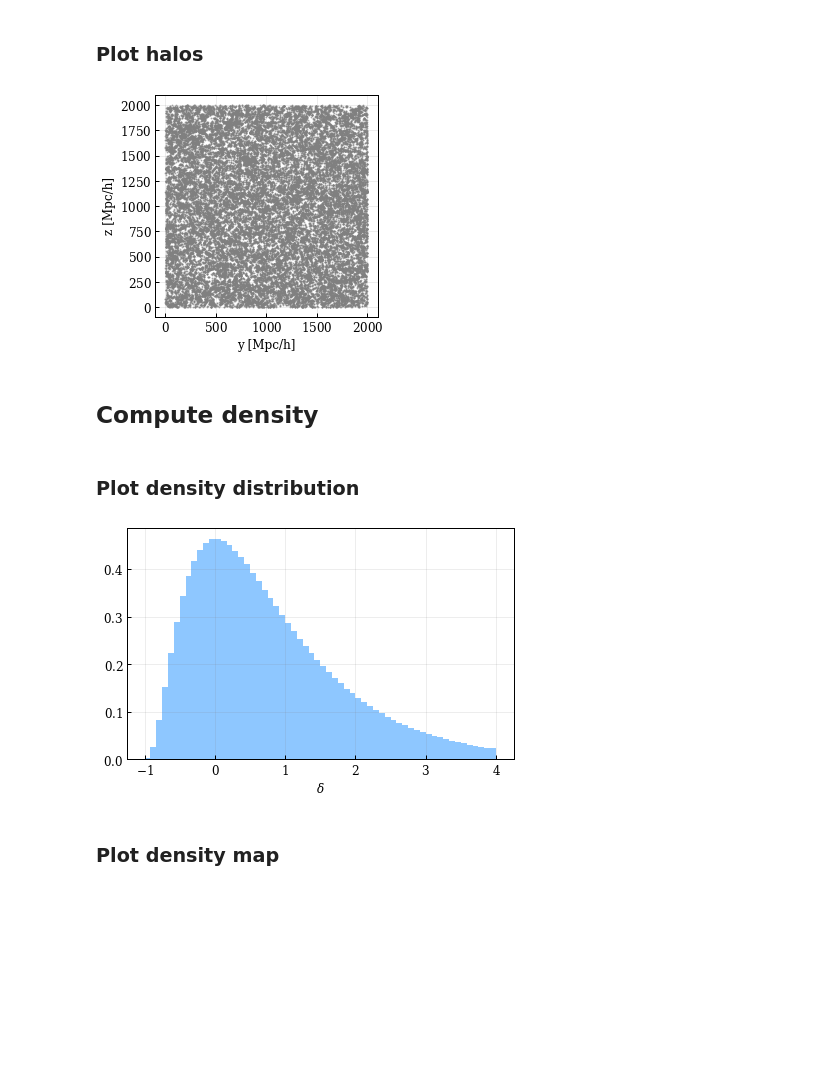
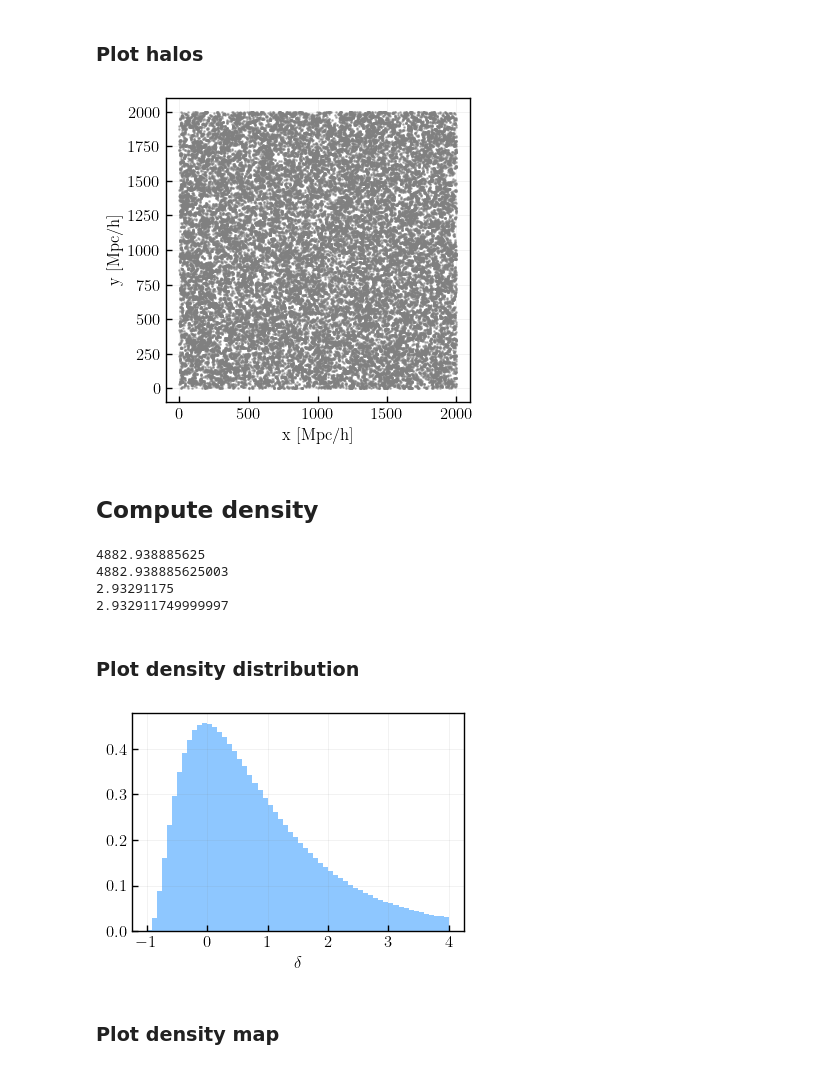
Before and after one commit to mathildepinon/densitysplit, a Jupyter notebook: nb/DensitySplits.ipynb, the cells around one changed output. Cells and saved outputs as stored; diff of their text form; code cells hidden in the pictures; blank space fills up the shorter version.

Commit message:
small plotting bugs

```diff
--- a/nb/DensitySplits.ipynb
+++ b/nb/DensitySplits.ipynb
@@ -22,7 +22,7 @@ plt.style.use(os.path.join(os.path.abspath(''), 'densitysplit.mplstyle'))
 # %% [markdown]
 ## Data and output directories
 # %%
-data_dir = '/feynman/work/dphp/mp270220/data/'
+data_dir = '/feynman/scratch/dphp//mp270220/abacus/'
 output_dir = '/feynman/work/dphp/mp270220/outputs/'
 # %% [markdown]
 ## Get data
@@ -51,14 +51,14 @@ catalog.set_rsd(hz=hz)
 ### Plot halos
 # %%
 idx=0
-cut_direction = 'x'
+cut_direction = 'z'
 
 catalog.show_halos_map(plt.figure(figsize=(4, 4)), plt.gca(), cellsize=10, cut_direction=cut_direction, cut_idx=idx, color='grey')
 
 #plt.suptitle('Cut at '+cut_direction+'={} [Mpc/h]'.format(idx*20))
 plt.show()
 # %% [output]
-[figure, old version]
+[figure, new version]
 # %% [markdown]
 ## Compute density
 # %%
@@ -67,24 +67,29 @@ resampler = 'tsc'
 
 # Compute density with weights
 catalog_density = density_split.DensitySplit(catalog)
-catalog_density.compute_density(cellsize=cellsize, resampler=resampler, use_rsd=True, use_weights=True)
+catalog_density.compute_density(data=catalog, cellsize=cellsize, resampler=resampler, use_rsd=True, use_weights=True)
 density_with_masses = catalog_density.data_densities
 
 # Compute density without weights
-catalog_density.compute_density(cellsize=cellsize, resampler=resampler, use_rsd=True, use_weights=False)
+catalog_density.compute_density(data=catalog, cellsize=cellsize, resampler=resampler, use_rsd=True, use_weights=False)
 density_without_masses = catalog_density.data_densities
+# %% [output]
+4882.938885625
+4882.938885625003
+2.93291175
+2.932911749999997
 # %% [markdown]
 ### Plot density distribution
 # %%
+plt.figure(figsize=(4, 3))
 plt.hist(density_with_masses, range=(-1, 4), bins=60, density=True, alpha=0.5, label='With halo masses')
 #plt.hist(density_without_masses, range=(-1, 4), bins=60, density=True, alpha=0.5, label='Without halo masses')
 plt.xlabel("$\delta$")
 #plt.ylabel("Normalized counts")
 #plt.legend()
-plt.savefig('abacus_density.png')
 plt.show()
 # %% [output]
-[figure, old version]
+[figure, new version]
 # %% [markdown]
 ### Plot density map
 # %%
```
Also changed, not shown: parts of 7 cells of this notebook, 1 other file.
